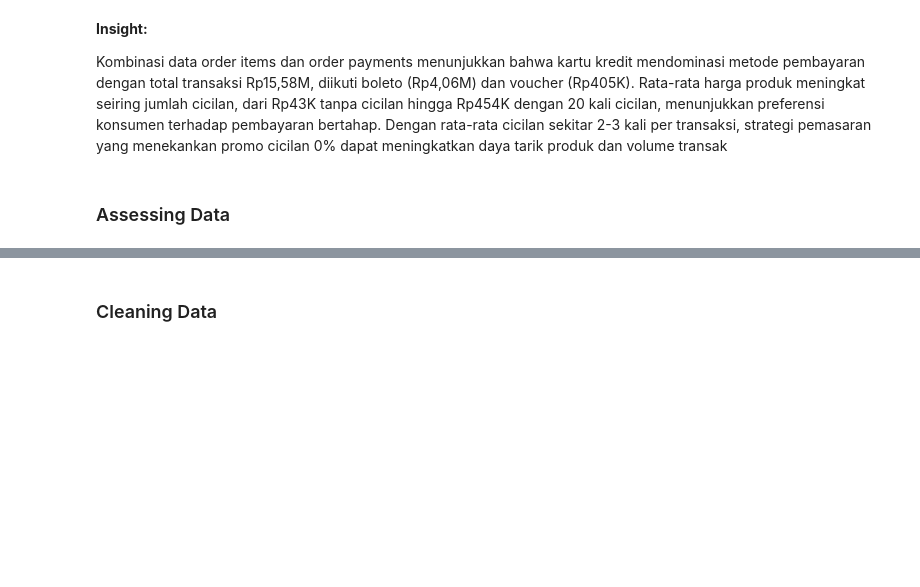
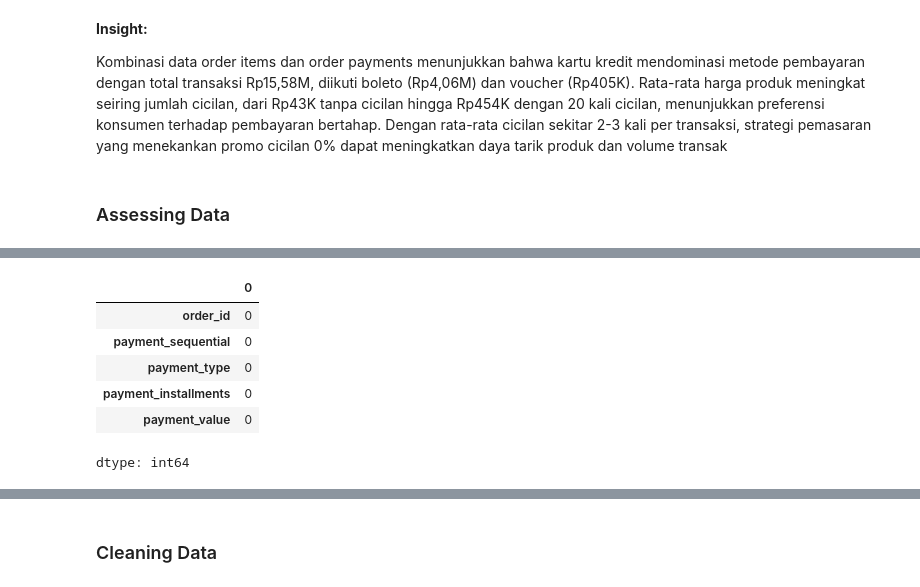
Before and after one commit to Divarahma22/Dasboard_Ecomers, a Jupyter notebook: notebook.ipynb, the cells around one changed output, grey strips where cells are left out. Saved outputs shown, nothing was run; the diff lists cells and outputs as text; code cells hidden in the pictures; blank space fills up the shorter version.

```diff
--- a/notebook.ipynb
+++ b/notebook.ipynb
@@ -114,0 +87,10 @@ Mayoritas transaksi dilakukan menggunakan kartu kredit dengan total nilai Rp15,5
+# %%
+order_payments_df.isna().sum()
+# %% [output]
+|  | 0 |
+| order_id | 0 |
+| payment_sequential | 0 |
+| payment_type | 0 |
+| payment_installments | 0 |
+| payment_value | 0 |
+dtype: int64
```
Also changed, not shown: parts of 25 cells of this notebook, 1 other file.
